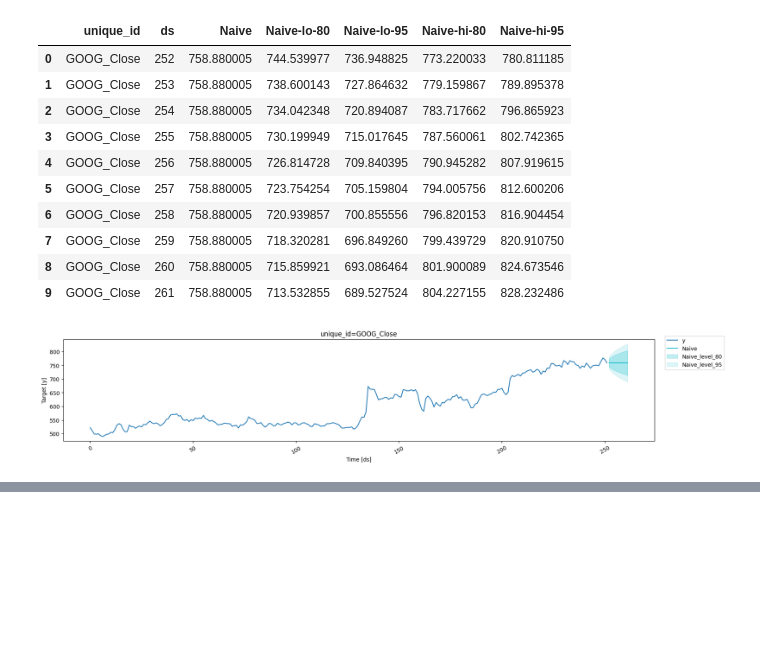
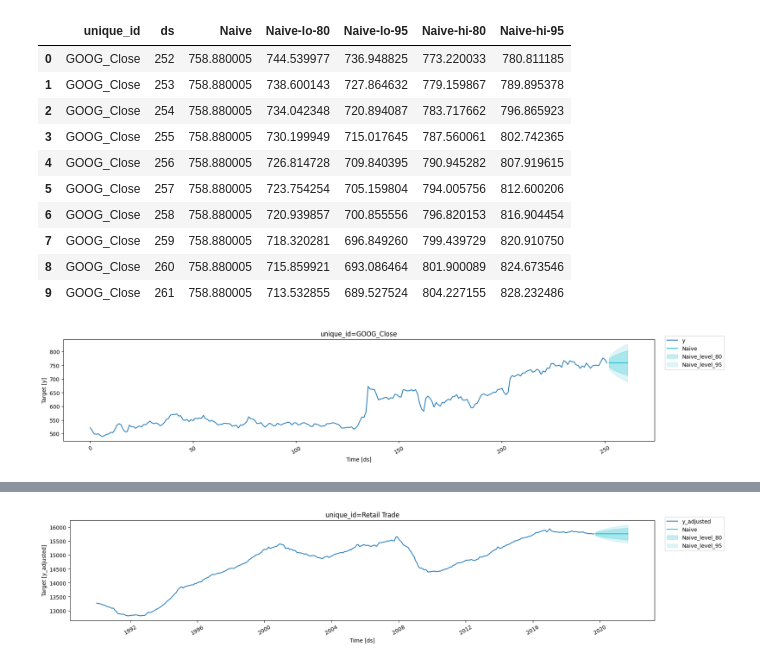
Before and after one commit to zamu-302/Time-series, a Jupyter notebook: Chapter5.ipynb, the cells around one changed output, grey strips where cells are left out. Saved outputs shown, nothing was run; the diff lists cells and outputs as text; code cells hidden in the pictures; blank space fills up the shorter version.

```diff
--- a/Chapter5.ipynb
+++ b/Chapter5.ipynb
@@ -267,0 +346,25 @@ plot_series(train,fcasts,level=[80,95])
+# %%
+#Forecasting with Decompostion.
+# we forecast the seasonality separetely from the other components in both the additive and multiplicative decompostion.
+
+
+#let's take out the Seasonal data and just forecast the rest and we get this....
+
+us_retail_employment_df=(pd.read_csv("data/us_employment.csv",parse_dates=["ds"]).loc[lambda x:(x['unique_id']=="Retail Trade")&(x['ds']>="1990")])
+
+stl = STL(us_retail_employment_df["y"].to_numpy(), period=12, robust=True)
+res = stl.fit()
+train_df = us_retail_employment_df.assign(
+    seasonal=res.seasonal,
+    y_adjusted=lambda x: x["y"] - x["seasonal"],
+)
+# fitting a naive method to the non seasonal timeseries
+naive_method=Naive()
+sf=StatsForecast(models=[naive_method],freq='M')
+adjusted_fcasts=sf.forecast(h=24,level=[80,95],df=train_df,target_col="y_adjusted",fitted=True)
+adjusted_fcasts_fitted=sf.forecast_fitted_values()
+
+
+plot_series(train_df,adjusted_fcasts,target_col='y_adjusted',level=[80,95])
+# %% [output]
+[figure, added]
```
Also changed, not shown: parts of 10 cells of this notebook.
